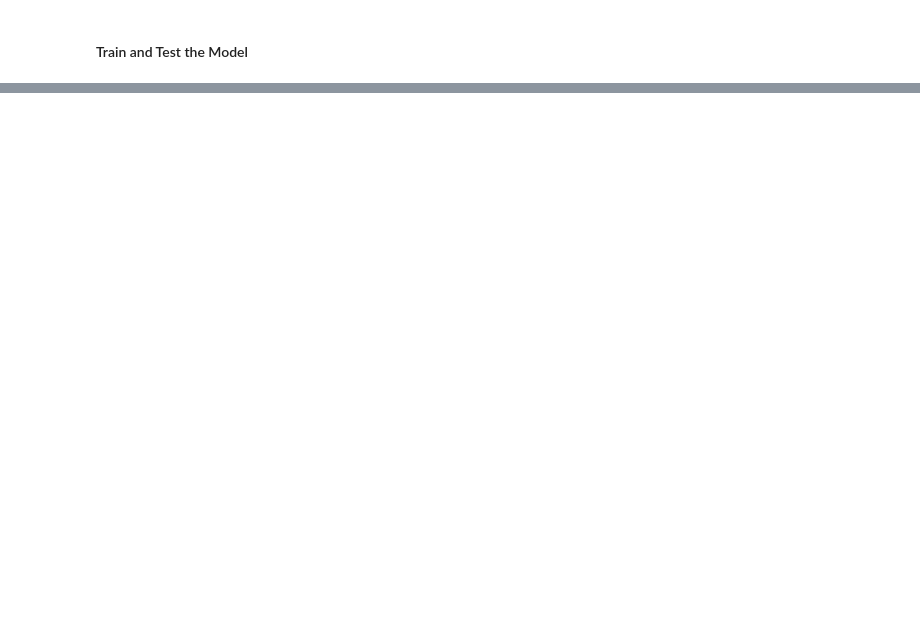
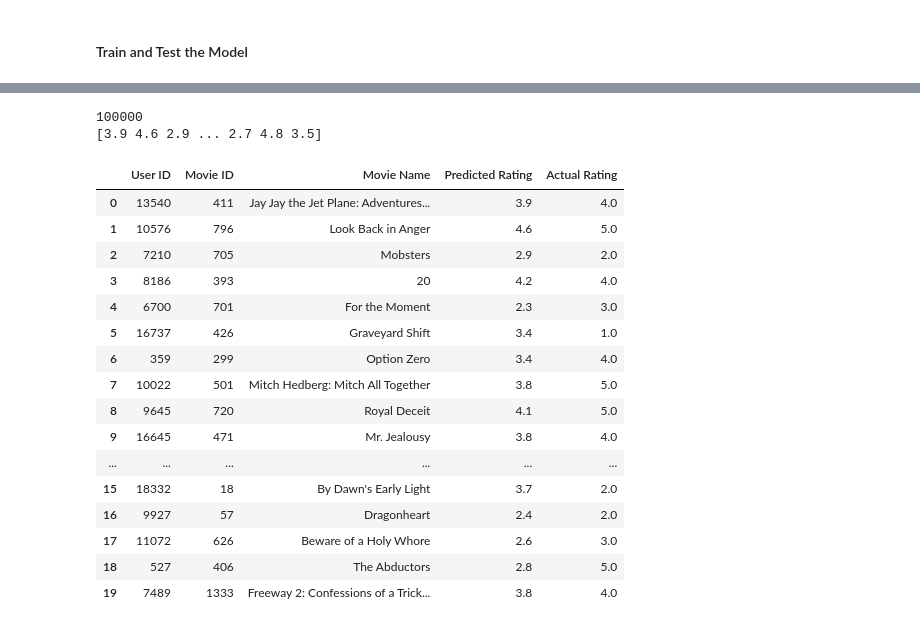
Before and after one commit to vivekpkamath/mec-mini-projects, a Jupyter notebook: mec-17.4.1-recommendation-systems-mini-project/Mini_Project_Recommendation_Systems.ipynb, the cells around one changed output, grey strips where cells are left out. Saved outputs shown, nothing was run; the diff lists cells and outputs as text; code cells hidden in the pictures; blank space fills up the shorter version.

Commit message:
Fixed errors due to Tensorflow version

```diff
--- a/mec-17.4.1-recommendation-systems-mini-project/Mini_Project_Recommendation_Systems.ipynb
+++ b/mec-17.4.1-recommendation-systems-mini-project/Mini_Project_Recommendation_Systems.ipynb
@@ -1391,13 +1336,0 @@ TypeError: 'SparseTensor' object is not subscriptable
-# %%
-# create test input data and true outputs
-X_test = [df_hybrid_test['User'], df_hybrid_test['Movie'], test_tfidf]
-y_true = df_hybrid_test['Rating'].values
-
-# Test model by making predictions on test data
-y_pred = model.predict(X_test).ravel()
-# clip upper and lower ratings
-y_pred = list(map(lambda x: 1.0 if x < 1 else 5.0 if x > 5.0 else x, y_pred))
-
-#  Compute RMSE
-rmse = np.sqrt(mean_squared_error(y_pred=y_pred, y_true=y_true))
-print('\n\nTesting Result With DL Hybrid Recommender: {:.4f} RMSE'.format(rmse))
@@ -1406,11 +1393,32 @@ NameError: name 'df_hybrid_test' is not defined
 # %%
 ## Let's see how our collaborative model performs by seeing the predicted and actual rating for the given user and movie pair
+
 results_df = pd.DataFrame({
-    'User ID': df_hybrid_test['User'].values,
-    'Movie ID': df_hybrid_test['Movie'].values,
-    'Movie Name': [movie_titles['Name'].iloc[item] for item in df_hybrid_test['Movie']],
-    'Predicted Rating': np.round(y_pred, 1),
-    'Actual Rating': y_true
+    'User ID': df_hybrid_test['User'].values[:100],
+    'Movie ID': df_hybrid_test['Movie'].values[:100],
+    'Movie Name': [movie_titles['Name'].iloc[item] for item in df_hybrid_test['Movie']][:100],
+    'Predicted Rating': np.round(y_pred, 1)[:100],
+    'Actual Rating': y_true[:100]
 })
 
 results_df.head(20)
+# %% [output]
+100000
+[3.9 4.6 2.9 ... 2.7 4.8 3.5]
+|  | User ID | Movie ID | Movie Name | Predicted Rating | Actual Rating |
+| 0 | 13540 | 411 | Jay Jay the Jet Plane: Adventures... | 3.9 | 4.0 |
+| 1 | 10576 | 796 | Look Back in Anger | 4.6 | 5.0 |
+| 2 | 7210 | 705 | Mobsters | 2.9 | 2.0 |
+| 3 | 8186 | 393 | 20 | 4.2 | 4.0 |
+| 4 | 6700 | 701 | For the Moment | 2.3 | 3.0 |
+| 5 | 16737 | 426 | Graveyard Shift | 3.4 | 1.0 |
+| 6 | 359 | 299 | Option Zero | 3.4 | 4.0 |
+| 7 | 10022 | 501 | Mitch Hedberg: Mitch All Together | 3.8 | 5.0 |
+| 8 | 9645 | 720 | Royal Deceit | 4.1 | 5.0 |
+| 9 | 16645 | 471 | Mr. Jealousy | 3.8 | 4.0 |
+| ... | ... | ... | ... | ... | ... |
+| 15 | 18332 | 18 | By Dawn's Early Light | 3.7 | 2.0 |
+| 16 | 9927 | 57 | Dragonheart | 2.4 | 2.0 |
+| 17 | 11072 | 626 | Beware of a Holy Whore | 2.6 | 3.0 |
+| 18 | 527 | 406 | The Abductors | 2.8 | 5.0 |
+| 19 | 7489 | 1333 | Freeway 2: Confessions of a Trick... | 3.8 | 4.0 |
```
Also changed, not shown: parts of 28 cells of this notebook.
